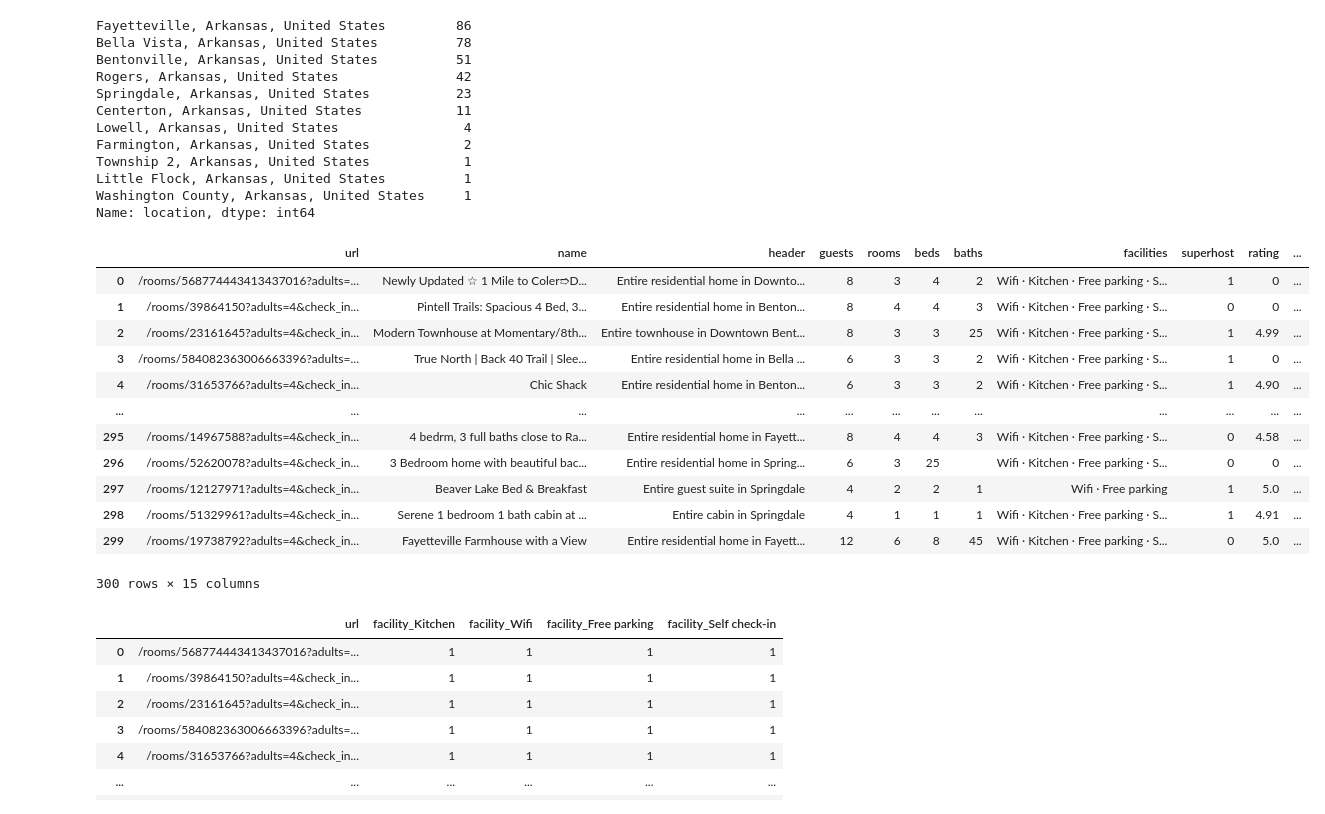
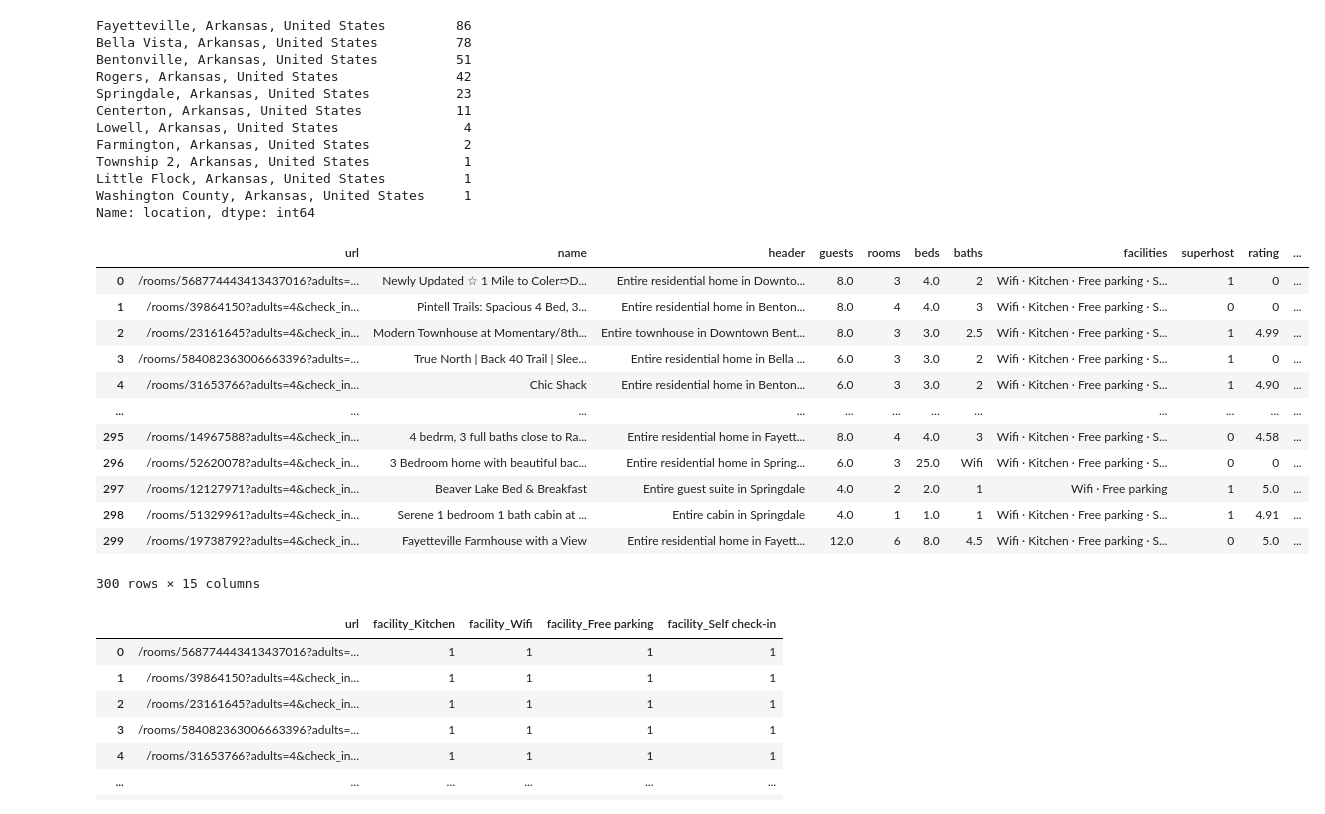
Before and after one commit to Reece323/air-scrape, a Jupyter notebook: Cleaning/wrangling.ipynb, the cells around one changed output. Drawn from its saved outputs; the diff is of its cells as text; code cells hidden in the pictures.

```diff
--- a/Cleaning/wrangling.ipynb
+++ b/Cleaning/wrangling.ipynb
@@ -29,34 +29,35 @@ Name: location, dtype: int64
 # %%
 #cleaning data
 def wrangle(X):
 
     X['price'] = X['price'].replace(r'\$', '' ,regex=True)
-    X['guests'] = X['guests'].str.replace(r'\D', '',regex=True)
+    X["price"] = X["price"].str.replace(",","").astype("float")
+    X['guests'] = X['guests'].str.replace(r'\D', '',regex=True).astype("float")
     X['rooms'] = X['rooms'].str.replace(r'\D', '',regex=True)
-    X['beds'] = X['beds'].str.replace(r'\D', '',regex=True)
-    X['baths'] = X['baths'].str.replace(r'\D', '',regex=True)
+    X['beds'] = X['beds'].str.replace(r'\D', '',regex=True).astype("float")
+    X["baths"] = X["baths"].str.split(" ", expand=True)[0]
     X['badge'] = X['badge'].map({'SUPERHOST':1, 'empty':0})
     X = X.rename({'badge': 'superhost'}, axis='columns')
     X['rating'] = X['rating'].replace(regex='empty', value=0)
     X['review_count'] = X['review_count'].replace(regex='empty', value=0)
     X['review_count'] = X['review_count'].replace(r'\D', '',regex=True)
 
     return X
 
 wrangle(df)
 # %% [output]
 |  | url | name | header | guests | rooms | beds | baths | facilities | superhost | rating | ... |
-| 0 | /rooms/568774443413437016?adults=... | Newly Updated ☆ 1 Mile to Coler➱D... | Entire residential home in Downto... | 8 | 3 | 4 | 2 | Wifi · Kitchen · Free parking · S... | 1 | 0 | ... |
-| 1 | /rooms/39864150?adults=4&check_in... | Pintell Trails: Spacious 4 Bed, 3... | Entire residential home in Benton... | 8 | 4 | 4 | 3 | Wifi · Kitchen · Free parking · S... | 0 | 0 | ... |
-| 2 | /rooms/23161645?adults=4&check_in... | Modern Townhouse at Momentary/8th... | Entire townhouse in Downtown Bent... | 8 | 3 | 3 | 25 | Wifi · Kitchen · Free parking · S... | 1 | 4.99 | ... |
-| 3 | /rooms/584082363006663396?adults=... | True North | Back 40 Trail | Slee... | Entire residential home in Bella ... | 6 | 3 | 3 | 2 | Wifi · Kitchen · Free parking · S... | 1 | 0 | ... |
-| 4 | /rooms/31653766?adults=4&check_in... | Chic Shack | Entire residential home in Benton... | 6 | 3 | 3 | 2 | Wifi · Kitchen · Free parking · S... | 1 | 4.90 | ... |
+| 0 | /rooms/568774443413437016?adults=... | Newly Updated ☆ 1 Mile to Coler➱D... | Entire residential home in Downto... | 8.0 | 3 | 4.0 | 2 | Wifi · Kitchen · Free parking · S... | 1 | 0 | ... |
+| 1 | /rooms/39864150?adults=4&check_in... | Pintell Trails: Spacious 4 Bed, 3... | Entire residential home in Benton... | 8.0 | 4 | 4.0 | 3 | Wifi · Kitchen · Free parking · S... | 0 | 0 | ... |
+| 2 | /rooms/23161645?adults=4&check_in... | Modern Townhouse at Momentary/8th... | Entire townhouse in Downtown Bent... | 8.0 | 3 | 3.0 | 2.5 | Wifi · Kitchen · Free parking · S... | 1 | 4.99 | ... |
+| 3 | /rooms/584082363006663396?adults=... | True North | Back 40 Trail | Slee... | Entire residential home in Bella ... | 6.0 | 3 | 3.0 | 2 | Wifi · Kitchen · Free parking · S... | 1 | 0 | ... |
+| 4 | /rooms/31653766?adults=4&check_in... | Chic Shack | Entire residential home in Benton... | 6.0 | 3 | 3.0 | 2 | Wifi · Kitchen · Free parking · S... | 1 | 4.90 | ... |
 | ... | ... | ... | ... | ... | ... | ... | ... | ... | ... | ... | ... |
-| 295 | /rooms/14967588?adults=4&check_in... | 4 bedrm, 3 full baths close to Ra... | Entire residential home in Fayett... | 8 | 4 | 4 | 3 | Wifi · Kitchen · Free parking · S... | 0 | 4.58 | ... |
-| 296 | /rooms/52620078?adults=4&check_in... | 3 Bedroom home with beautiful bac... | Entire residential home in Spring... | 6 | 3 | 25 |  | Wifi · Kitchen · Free parking · S... | 0 | 0 | ... |
-| 297 | /rooms/12127971?adults=4&check_in... | Beaver Lake Bed & Breakfast | Entire guest suite in Springdale | 4 | 2 | 2 | 1 | Wifi · Free parking | 1 | 5.0 | ... |
-| 298 | /rooms/51329961?adults=4&check_in... | Serene 1 bedroom 1 bath cabin at ... | Entire cabin in Springdale | 4 | 1 | 1 | 1 | Wifi · Kitchen · Free parking · S... | 1 | 4.91 | ... |
-| 299 | /rooms/19738792?adults=4&check_in... | Fayetteville Farmhouse with a View | Entire residential home in Fayett... | 12 | 6 | 8 | 45 | Wifi · Kitchen · Free parking · S... | 0 | 5.0 | ... |
+| 295 | /rooms/14967588?adults=4&check_in... | 4 bedrm, 3 full baths close to Ra... | Entire residential home in Fayett... | 8.0 | 4 | 4.0 | 3 | Wifi · Kitchen · Free parking · S... | 0 | 4.58 | ... |
+| 296 | /rooms/52620078?adults=4&check_in... | 3 Bedroom home with beautiful bac... | Entire residential home in Spring... | 6.0 | 3 | 25.0 | Wifi | Wifi · Kitchen · Free parking · S... | 0 | 0 | ... |
+| 297 | /rooms/12127971?adults=4&check_in... | Beaver Lake Bed & Breakfast | Entire guest suite in Springdale | 4.0 | 2 | 2.0 | 1 | Wifi · Free parking | 1 | 5.0 | ... |
+| 298 | /rooms/51329961?adults=4&check_in... | Serene 1 bedroom 1 bath cabin at ... | Entire cabin in Springdale | 4.0 | 1 | 1.0 | 1 | Wifi · Kitchen · Free parking · S... | 1 | 4.91 | ... |
+| 299 | /rooms/19738792?adults=4&check_in... | Fayetteville Farmhouse with a View | Entire residential home in Fayett... | 12.0 | 6 | 8.0 | 4.5 | Wifi · Kitchen · Free parking · S... | 0 | 5.0 | ... |
 300 rows × 15 columns
 # %%
 LIST_FACILITIES = [
```
Also changed, not shown: parts of 2 cells of this notebook.
